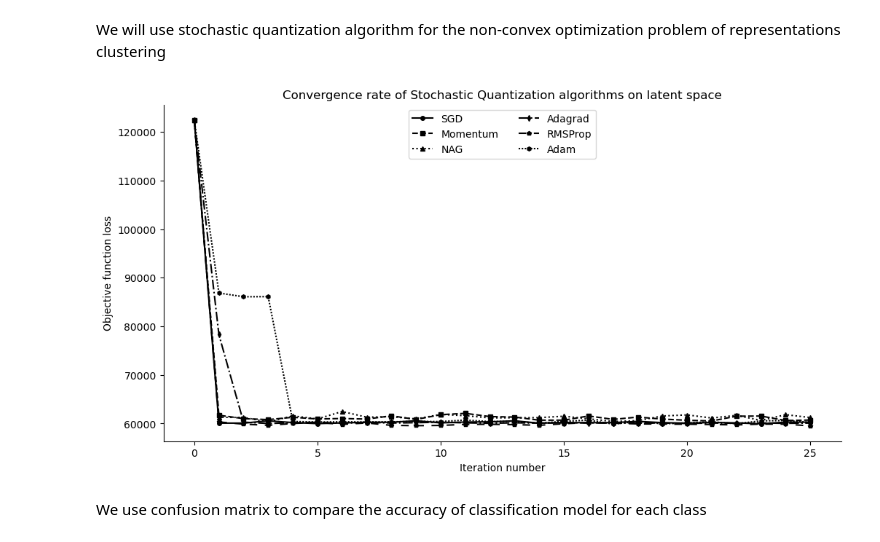
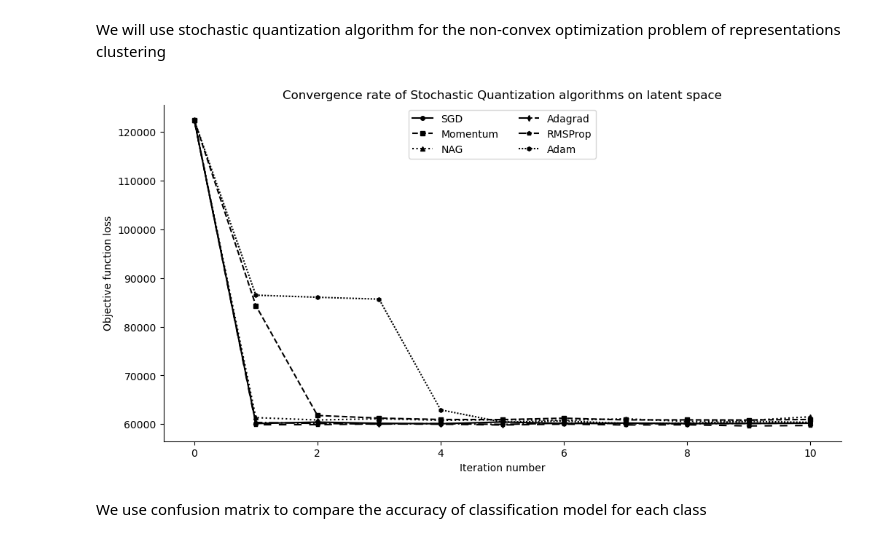
Before and after one commit to kaydotdev/stochastic-quantization, a Jupyter notebook: code/notebooks/simlearning.ipynb, the cells around one changed output. Drawn from its saved outputs; the diff is of its cells as text; code cells hidden in the pictures.

```diff
--- a/code/notebooks/simlearning.ipynb
+++ b/code/notebooks/simlearning.ipynb
@@ -61,9 +61,9 @@ train_dataset = datasets.MNIST(
     transform=transforms.Compose([transforms.ToTensor()])
 )
 
-train_subset_idxs = np.random.randint(0, len(train_dataset),
-                                      size=int(len(train_dataset) * TRAIN_SUBSET_SIZE))
-train_subset = torch.utils.data.Subset(train_dataset, train_subset_idxs)
+train_subset_size = int(len(train_dataset) * TRAIN_SUBSET_SIZE)
+train_subset_ids = np.random.RandomState(RANDOM_SEED).randint(0, len(train_dataset), size=train_subset_size)
+train_subset = torch.utils.data.Subset(train_dataset, train_subset_ids)
 
 test_dataset = datasets.MNIST(
     root=DATA_DIR, train=False, download=True,
@@ -333,7 +333,7 @@ plt.show()
 # %% [markdown]
 We will use stochastic quantization algorithm for the non-convex optimization problem of representations clustering
 # %%
-SQ_ITERS = 25
+SQ_ITERS = 10
 
 sq_algorithms = {
     "SGD": sq.StochasticQuantization(sq_optim.SGDOptimizer(), n_clusters=10, max_iter=SQ_ITERS,
@@ -344,34 +344,34 @@ sq_algorithms = {
                                      random_state=np.random.RandomState(RANDOM_SEED)),
     "Adagrad": sq.StochasticQuantization(sq_optim.AdagradOptimizer(), n_clusters=10, max_iter=SQ_ITERS,
                                          learning_rate=0.9, random_state=np.random.RandomState(RANDOM_SEED)),
     "RMSProp": sq.StochasticQuantization(sq_optim.RMSPropOptimizer(), n_clusters=10, max_iter=SQ_ITERS,
                                          learning_rate=0.01, random_state=np.random.RandomState(RANDOM_SEED)),
     "Adam": sq.StochasticQuantization(sq_optim.AdamOptimizer(), n_clusters=10, max_iter=SQ_ITERS,
                                       learning_rate=0.01, random_state=np.random.RandomState(RANDOM_SEED))
 }
 
 markers = [("o", "-"), ("s", "--"), ("^", ":"), ("d", "-."), ("p", (0, (5, 5))), ("h", (0, (1, 1)))]
 fig, ax = plt.subplots(1, 1, figsize=(12, 6))
 
 for idx, (name, alg) in enumerate(sq_algorithms.items()):
     marker, linestyle = markers[idx % len(markers)]
 
     alg = alg.fit(train_all_embeds)
 
     ax.plot(range(len(alg.loss_history_)), alg.loss_history_,
             linestyle=linestyle, marker=marker, color="k",
             markersize=4, label=name)
 
 ax.spines["top"].set_visible(False)
 ax.spines["right"].set_visible(False)
 
 plt.title("Convergence rate of Stochastic Quantization algorithms on latent space")
 plt.xlabel("Iteration number")
 plt.ylabel("Objective function loss")
 plt.legend(loc="upper center", ncol=2)
 plt.show()
 # %% [output]
-[figure, old version]
+[figure, new version]
 # %% [markdown]
 We use confusion matrix to compare the accuracy of classification model for each class
 # %%
```
